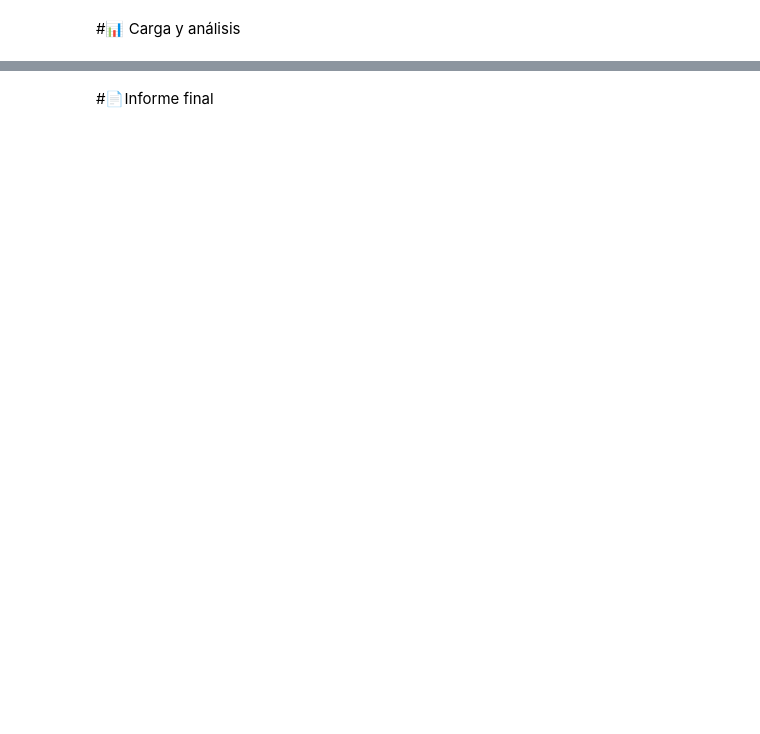
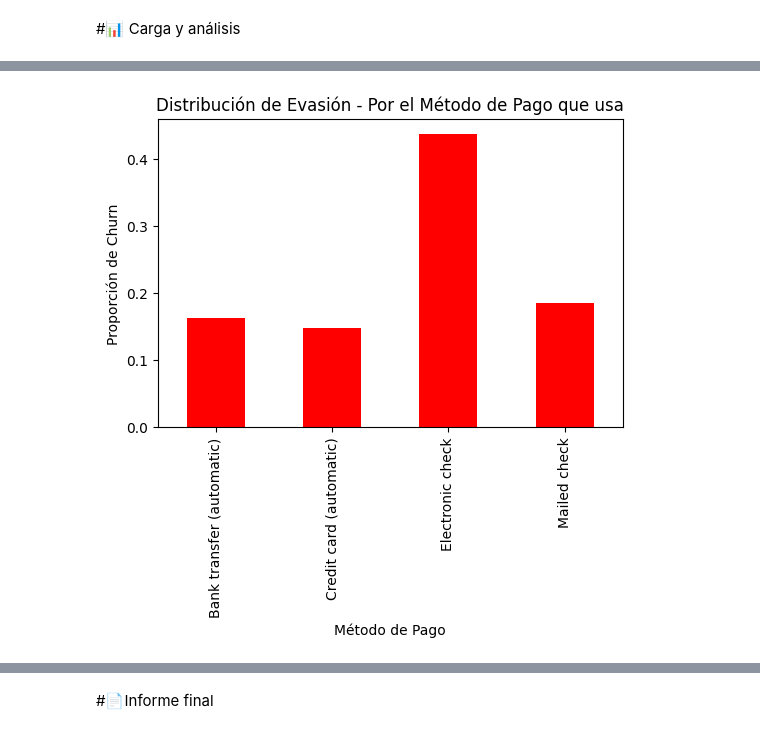
Before and after one commit to agusgonella/challenge_telecom_x, a Jupyter notebook: TelecomX_LATAM.ipynb, the cells around one changed output, grey strips where cells are left out. Saved outputs shown, nothing was run; the diff lists cells and outputs as text; code cells hidden in the pictures; blank space fills up the shorter version.

```diff
--- a/TelecomX_LATAM.ipynb
+++ b/TelecomX_LATAM.ipynb
@@ -139,0 +346,8 @@ evasion_genero
+# %%
+evasion_pago.plot(kind='bar',figsize=(6,4),color='r')
+plt.title('Distribución de Evasión - Por el Método de Pago que usa')
+plt.ylabel('Proporción de Churn')
+plt.xlabel('Método de Pago')
+plt.show()
+# %% [output]
+[figure, added]
```
Also changed, not shown: parts of 49 cells of this notebook.
